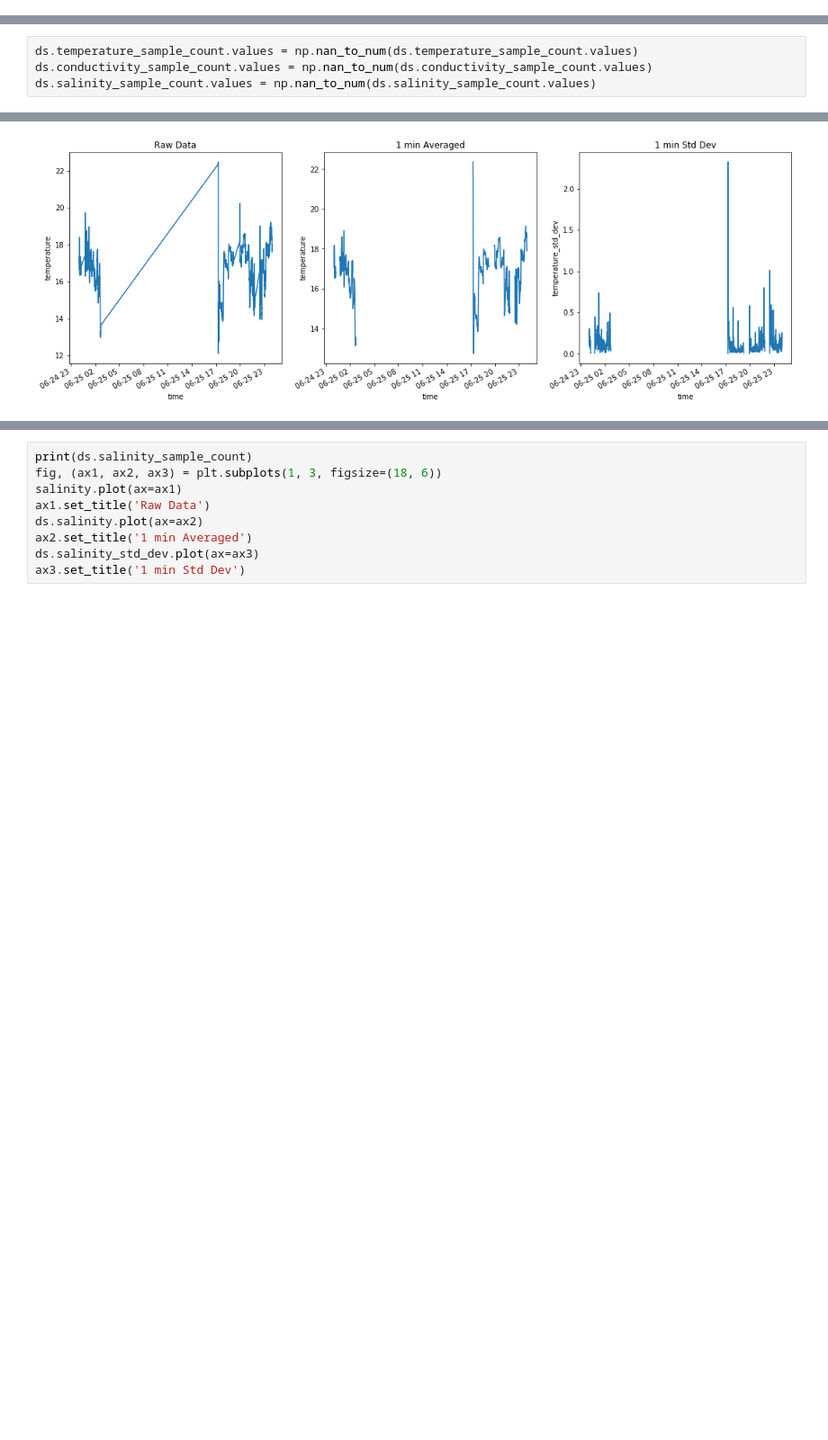
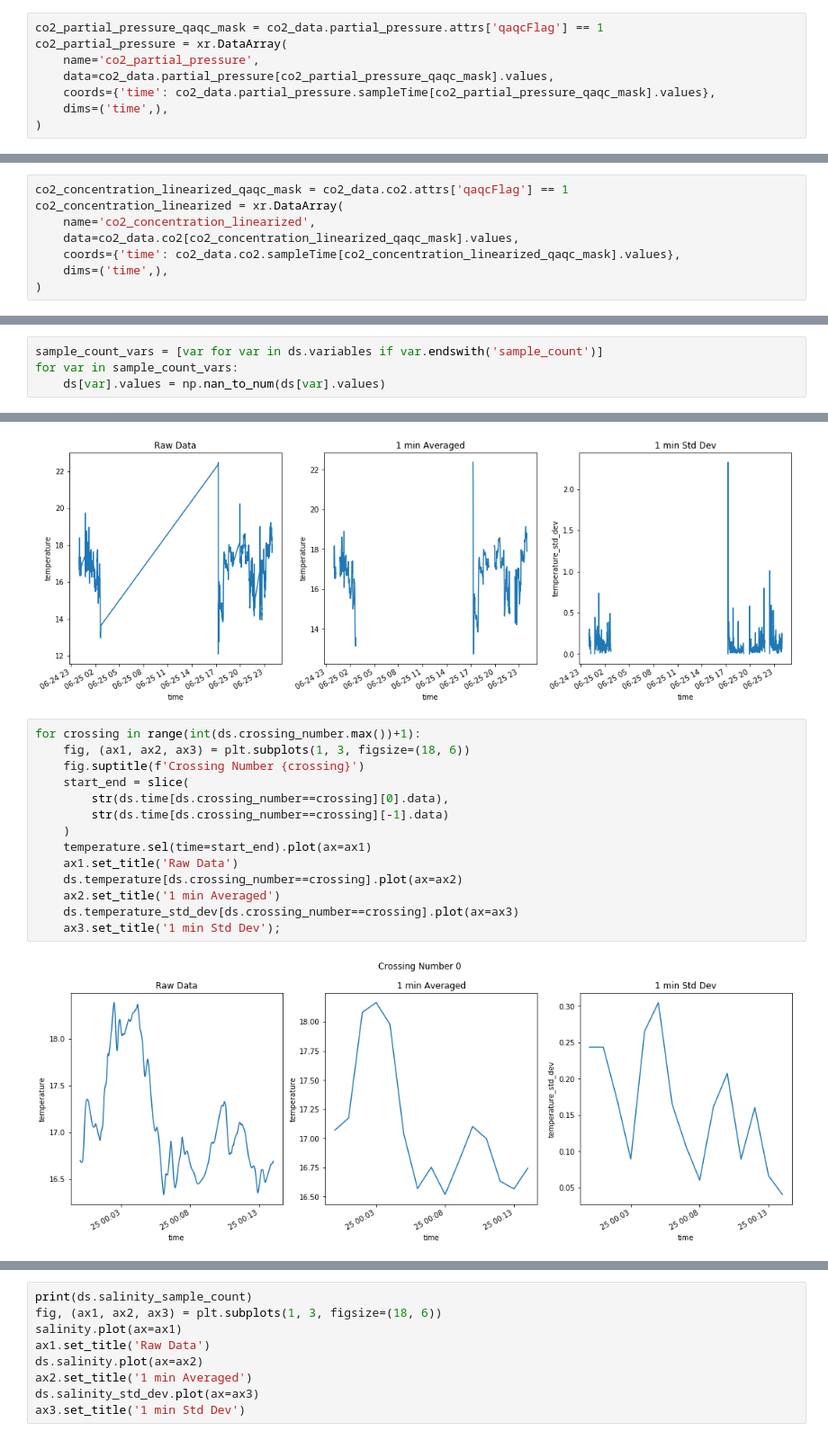
Before and after one commit to SalishSeaCast/analysis-doug, a Jupyter notebook: notebooks/ONC-Ferry-DataToERDDAP.ipynb, the cells around one changed output, grey strips where cells are left out. Shown at 90% size. Drawn from its saved outputs; the diff is of its cells as text; blank space fills up the shorter version.

```diff
--- a/notebooks/ONC-Ferry-DataToERDDAP.ipynb
+++ b/notebooks/ONC-Ferry-DataToERDDAP.ipynb
@@ -693,0 +914,8 @@ Coordinates:
+# %%
+co2_partial_pressure_qaqc_mask = co2_data.partial_pressure.attrs['qaqcFlag'] == 1
+co2_partial_pressure = xr.DataArray(
+    name='co2_partial_pressure',
+    data=co2_data.partial_pressure[co2_partial_pressure_qaqc_mask].values,
+    coords={'time': co2_data.partial_pressure.sampleTime[co2_partial_pressure_qaqc_mask].values},
+    dims=('time',),
+)
@@ -693,0 +944,8 @@ Coordinates:
+# %%
+co2_concentration_linearized_qaqc_mask = co2_data.co2.attrs['qaqcFlag'] == 1
+co2_concentration_linearized = xr.DataArray(
+    name='co2_concentration_linearized',
+    data=co2_data.co2[co2_concentration_linearized_qaqc_mask].values,
+    coords={'time': co2_data.co2.sampleTime[co2_concentration_linearized_qaqc_mask].values},
+    dims=('time',),
+)
@@ -915,10 +1448,10 @@ That makes sense for temperature and salinity values,
 and their standard deviations,
 but not their sample counts.
 So, we change `NaN`s to zeros in the sample count `DataArray`s:
-# %%
-ds.temperature_sample_count.values = np.nan_to_num(ds.temperature_sample_count.values)
-ds.conductivity_sample_count.values = np.nan_to_num(ds.conductivity_sample_count.values)
-ds.salinity_sample_count.values = np.nan_to_num(ds.salinity_sample_count.values)
+# %%
+sample_count_vars = [var for var in ds.variables if var.endswith('sample_count')]
+for var in sample_count_vars:
+    ds[var].values = np.nan_to_num(ds[var].values)
 # %%
 ds
 # %% [output]
@@ -984,3 +1501,19 @@ Attributes:
     ONC_data_product_url:        http://dmas.uvic.ca/DataSearch?location=TWDP...
 <matplotlib.text.Text at 0x...>
 [figure]
+# %%
+for crossing in range(int(ds.crossing_number.max())+1):
+    fig, (ax1, ax2, ax3) = plt.subplots(1, 3, figsize=(18, 6))
+    fig.suptitle(f'Crossing Number {crossing}')
+    start_end = slice(
+        str(ds.time[ds.crossing_number==crossing][0].data),
+        str(ds.time[ds.crossing_number==crossing][-1].data)
+    )
+    temperature.sel(time=start_end).plot(ax=ax1)
+    ax1.set_title('Raw Data')
+    ds.temperature[ds.crossing_number==crossing].plot(ax=ax2)
+    ax2.set_title('1 min Averaged')
+    ds.temperature_std_dev[ds.crossing_number==crossing].plot(ax=ax3)
+    ax3.set_title('1 min Std Dev');
+# %% [output]
+[figure, added]
```
Also changed, not shown: parts of 85 cells of this notebook.
